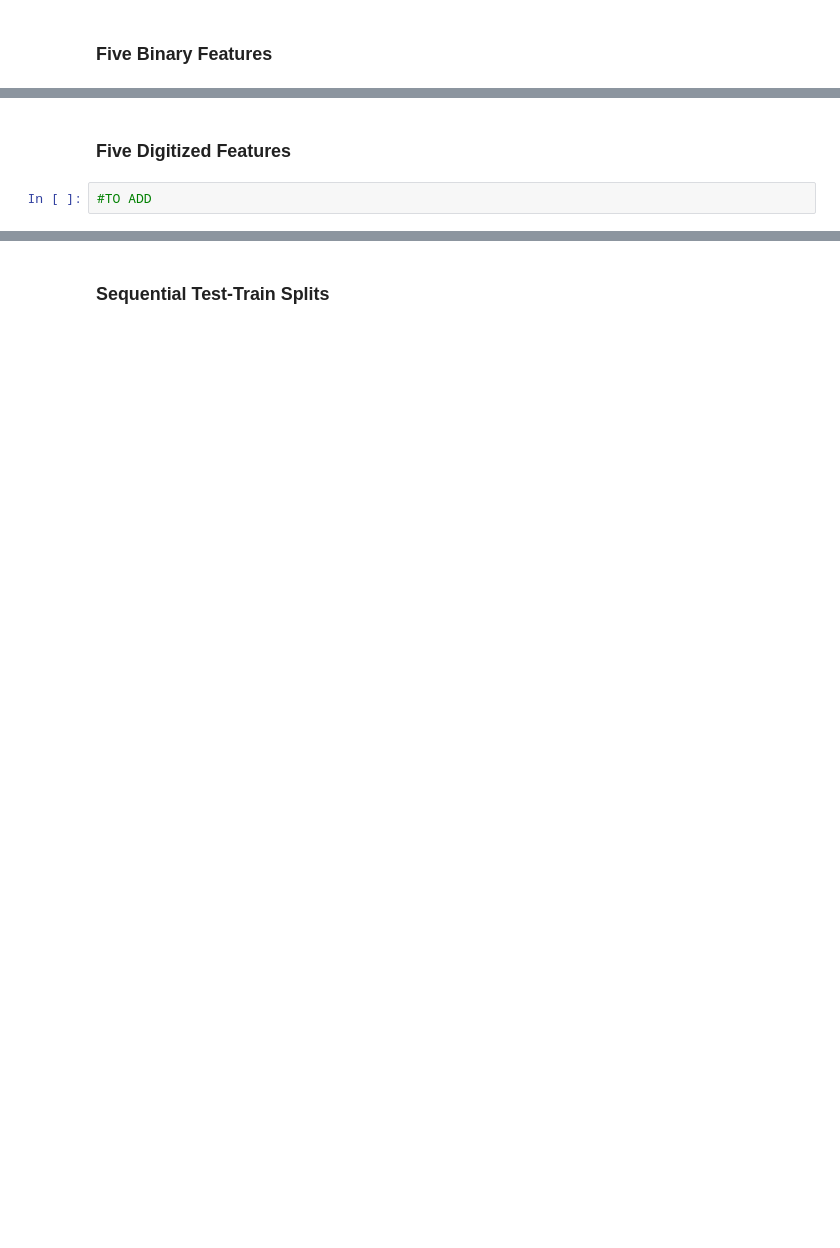
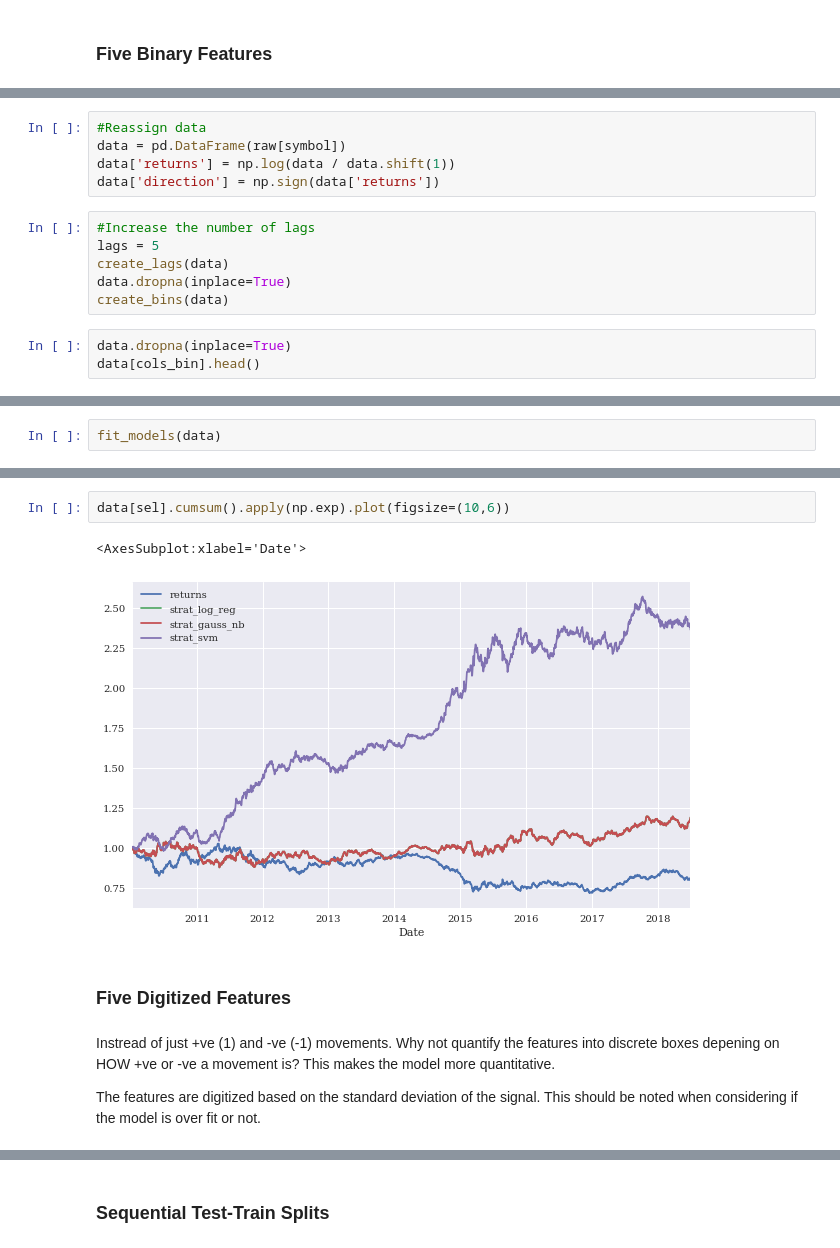
Before and after one commit to JoesUsername98/Quant_Portfolio, a Jupyter notebook: Backtesting.ipynb, the cells around one changed output, grey strips where cells are left out. Drawn from its saved outputs; the diff is of its cells as text; blank space fills up the shorter version.

```diff
--- a/Backtesting.ipynb
+++ b/Backtesting.ipynb
@@ -480,0 +506,14 @@ data[['returns','strat_freq']].cumsum().apply(np.exp).plot(figsize=(10,6))
+# %%
+#Reassign data
+data = pd.DataFrame(raw[symbol])
+data['returns'] = np.log(data / data.shift(1))
+data['direction'] = np.sign(data['returns'])
+# %%
+#Increase the number of lags
+lags = 5
+create_lags(data)
+data.dropna(inplace=True)
+create_bins(data)
+# %%
+data.dropna(inplace=True)
+data[cols_bin].head()
@@ -480,0 +528,2 @@ data[['returns','strat_freq']].cumsum().apply(np.exp).plot(figsize=(10,6))
+# %%
+fit_models(data)
@@ -481,4 +542,11 @@ data[['returns','strat_freq']].cumsum().apply(np.exp).plot(figsize=(10,6))
+# %%
+data[sel].cumsum().apply(np.exp).plot(figsize=(10,6))
+# %% [output]
+<AxesSubplot:xlabel='Date'>
+[figure, added]
 # %% [markdown]
 ### Five Digitized Features
-# %%
-#TO ADD
+# %% [markdown]
+Instread of just +ve (1) and -ve (-1) movements. Why not quantify the features into discrete boxes depening on HOW +ve or -ve a movement is? This makes the model more quantitative.
+
+The features are digitized based on the standard deviation of the signal. This should be noted when considering if the model is over fit or not.
```
Also changed, not shown: parts of 72 cells of this notebook.
